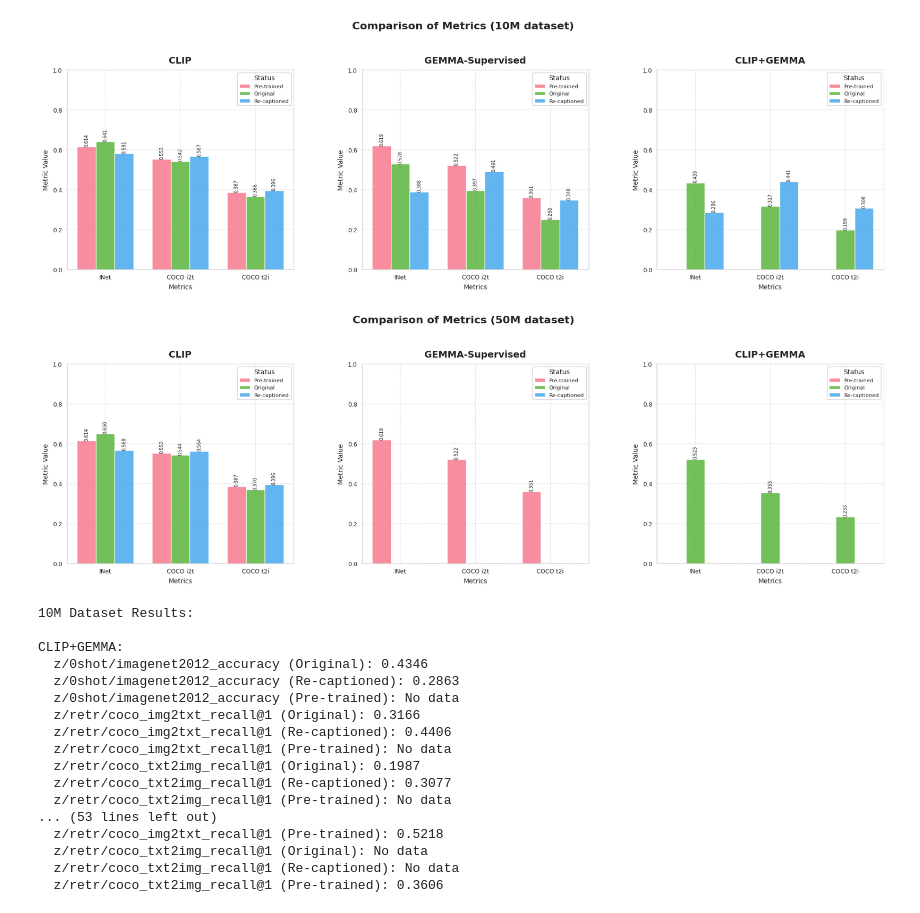
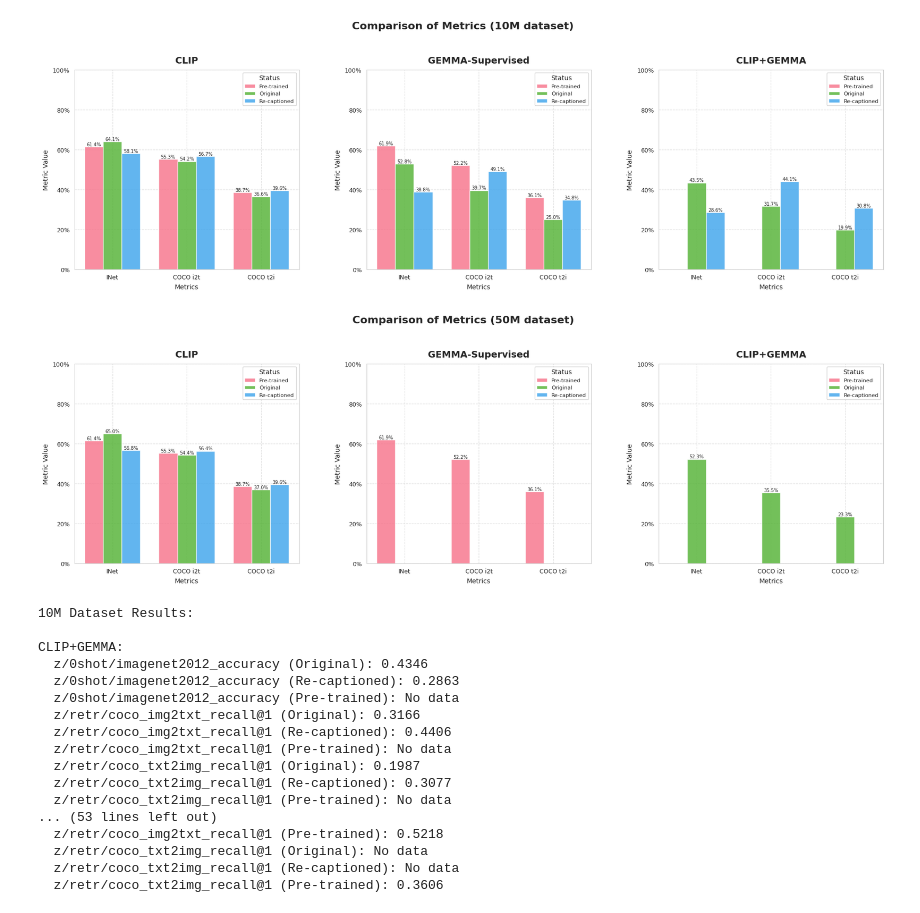
Before and after one commit to LLM-supervised-Vision/big_vision, a Jupyter notebook: scripts/20241003_plotting_FT_bars.ipynb, the cells around one changed output. Cells and saved outputs as stored; diff of their text form; code cells hidden in the pictures.

Commit message:
plotting FT bars - more beautiful

```diff
--- a/scripts/20241003_plotting_FT_bars.ipynb
+++ b/scripts/20241003_plotting_FT_bars.ipynb
@@ -95,7 +95,15 @@ def create_beautiful_plots(df, dataset_size):
                 values = [model_data[(model_data['Metric'] == metric) & (model_data['Recap'] == status)]['Value'].values[0]
                           if not model_data[(model_data['Metric'] == metric) & (model_data['Recap'] == status)].empty
                           else 0 for metric in metrics]
-                ax.bar(x + j*width, values, width, label=status, color=colors[j], alpha=0.8)
+                rects = ax.bar(x + j*width, values, width, label=status, color=colors[j], alpha=0.8)
+
+                # Add value labels on top of each bar
+                for rect in rects:
+                    height = rect.get_height()
+                    if height > 0:
+                        ax.text(rect.get_x() + rect.get_width()/2., height,
+                                f'{height*100:.1f}%',
+                                ha='center', va='bottom', fontsize=7)
 
             ax.set_title(model, fontsize=14, fontweight='bold', pad=10)
             ax.set_xticks(x + width)
@@ -105,54 +113,49 @@ def create_beautiful_plots(df, dataset_size):
             ax.legend(title='Status', title_fontsize='10', fontsize='8', loc='upper right')
             ax.set_ylim(0, 1)
 
-            # Add value labels on top of each bar
-            for rect in ax.patches:
-                height = rect.get_height()
-                if height > 0:
-                    ax.text(rect.get_x() + rect.get_width()/2., height,
-                            f'{height:.3f}',
-                            ha='center', va='bottom', fontsize=7, rotation=90)
-
             # Improve tick label visibility
             ax.tick_params(axis='both', which='major', labelsize=9)
 
             # Add a subtle grid
             ax.grid(True, linestyle='--', alpha=0.6)
+
+            # Set y-axis to percentage
+            ax.yaxis.set_major_formatter(plt.FuncFormatter(lambda y, _: f'{y:.0%}'))
         else:
             axes[i].set_title(f"{model} (No data)", fontsize=14, fontweight='bold', pad=10)
 
     plt.tight_layout()
     plt.subplots_adjust(top=0.85, bottom=0.15, wspace=0.3)  # Adjust the top and bottom margins
     plt.show()
 
 # Collect and process data for both 10M and 50M experiments
 all_metrics_10M = {exp: get_final_metrics(exp, datacomp_recap_10M) for exp in datacomp_recap_10M.keys()}
 all_metrics_50M = {exp: get_final_metrics(exp, datacomp_recap_50M) for exp in datacomp_recap_50M.keys()}
 pre_trained_metrics = {exp: get_final_metrics(exp, pre_trained_models) for exp in pre_trained_models.keys()}
 
 df_10M = prepare_plot_data(all_metrics_10M, 10, pre_trained_metrics)
 df_50M = prepare_plot_data(all_metrics_50M, 50, pre_trained_metrics)
 
 # Create beautiful plots for 10M and 50M experiments
 create_beautiful_plots(df_10M, 10)
 create_beautiful_plots(df_50M, 50)
 
 # Print the results
 for dataset, df in [("10M", df_10M), ("50M", df_50M)]:
     print(f"\n{dataset} Dataset Results:")
     for model in df['Model'].unique():
         print(f"\n{model}:")
         for metric in df['Metric'].unique():
             for recap in df['Recap'].unique():
                 values = df[(df['Model'] == model) & (df['Metric'] == metric) & (df['Recap'] == recap)]['Value']
                 if not values.empty:
                     value = values.values[0]
                     print(f"  {metric} ({recap}): {value:.4f}")
                 else:
                     print(f"  {metric} ({recap}): No data")
 # %% [output]
-[figure, old version]
+[figure, new version]
-[figure, old version]
+[figure, new version]
 10M Dataset Results:
 
 CLIP+GEMMA:
```
